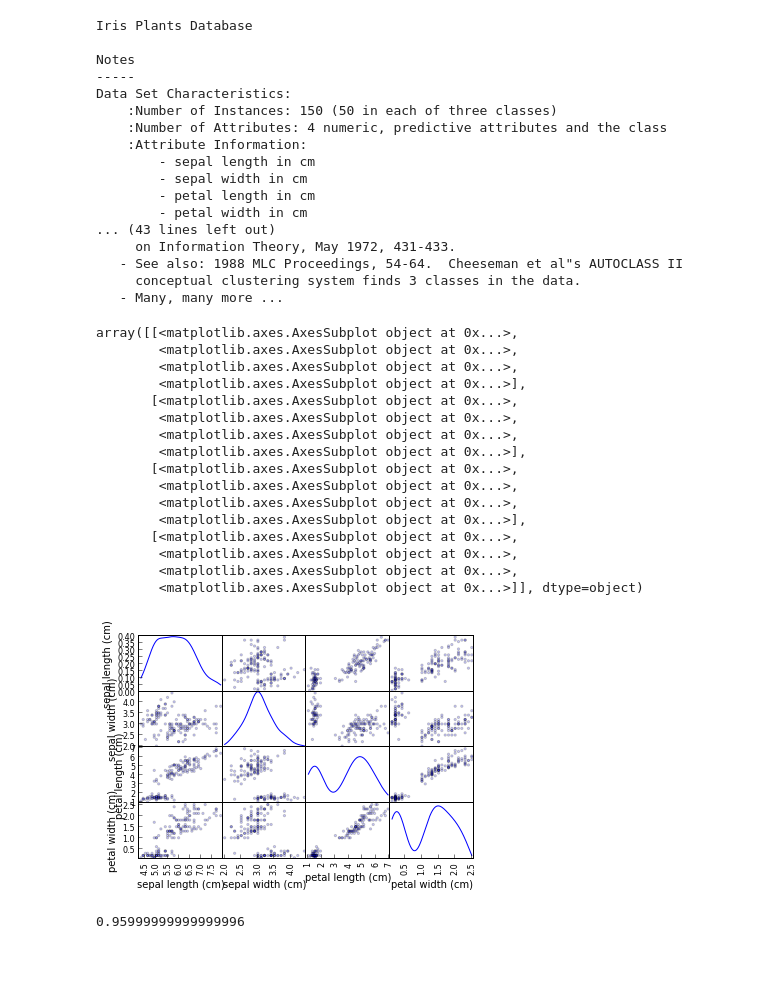
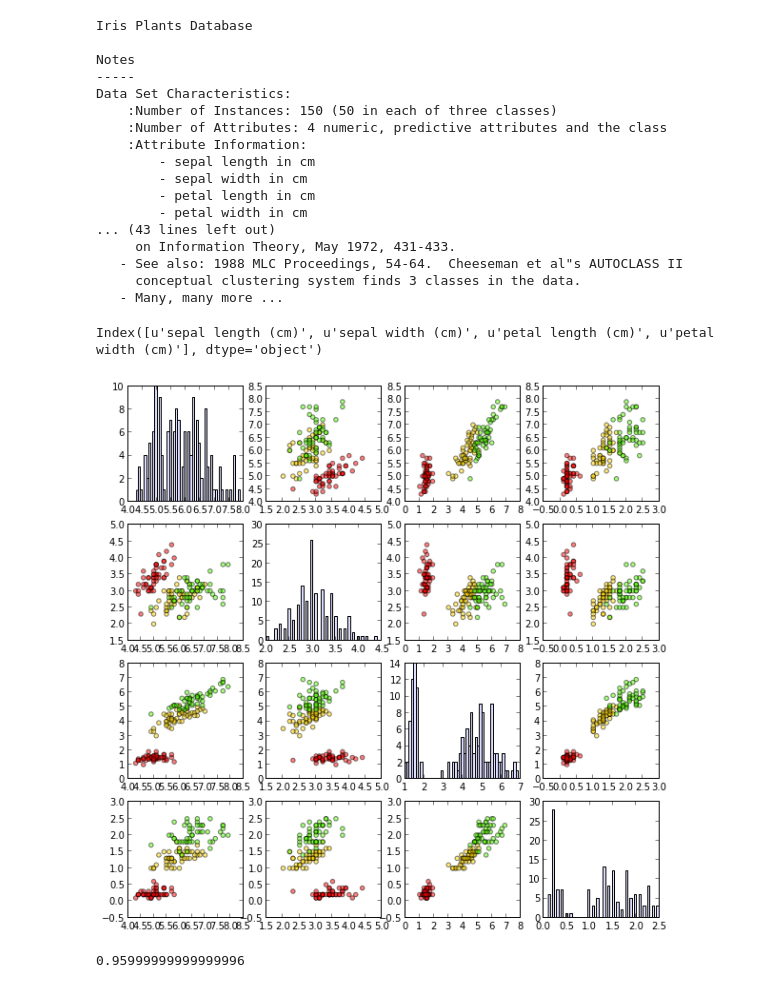
Before and after one commit to Libardo1/machinelearning-1, a Jupyter notebook: kaggle/python/iris.classification.ipynb, the cells around one changed output. Drawn from its saved outputs; the diff is of its cells as text; code cells hidden in the pictures; blank space fills up the shorter version.

Commit message:
overlays and better scatter plots

```diff
--- a/kaggle/python/iris.classification.ipynb
+++ b/kaggle/python/iris.classification.ipynb
@@ -34,26 +36,25 @@ import pandas as pd
 import pandas.tools.plotting
 # %%
 df = pd.DataFrame(data=d.data,columns=d.feature_names)
+print df.columns
+# %% [output]
+Index([u'sepal length (cm)', u'sepal width (cm)', u'petal length (cm)', u'petal width (cm)'], dtype='object')
-# %%
-pd.tools.plotting.scatter_matrix(df, alpha=0.2, diagonal='kde' )
-# %% [output]
-array([[<matplotlib.axes.AxesSubplot object at 0x...>,
-        <matplotlib.axes.AxesSubplot object at 0x...>,
-        <matplotlib.axes.AxesSubplot object at 0x...>,
-        <matplotlib.axes.AxesSubplot object at 0x...>],
-       [<matplotlib.axes.AxesSubplot object at 0x...>,
-        <matplotlib.axes.AxesSubplot object at 0x...>,
-        <matplotlib.axes.AxesSubplot object at 0x...>,
-        <matplotlib.axes.AxesSubplot object at 0x...>],
-       [<matplotlib.axes.AxesSubplot object at 0x...>,
-        <matplotlib.axes.AxesSubplot object at 0x...>,
-        <matplotlib.axes.AxesSubplot object at 0x...>,
-        <matplotlib.axes.AxesSubplot object at 0x...>],
-       [<matplotlib.axes.AxesSubplot object at 0x...>,
-        <matplotlib.axes.AxesSubplot object at 0x...>,
-        <matplotlib.axes.AxesSubplot object at 0x...>,
-        <matplotlib.axes.AxesSubplot object at 0x...>]], dtype=object)
-[figure, removed]
+# %%
+def plotScatterMatrix(df, classes):
+    fig = plt.figure(figsize=(10, 10))
+
+    n = len(df.columns)
+    for i in range(n) :
+      for j in range(n) :
+        p= plt.subplot(n, n, j*n+i+1)
+        if (i==j):
+          p.hist(df.iloc[:,i], bins=50, color='#ddddff')
+        else :
+          p.scatter(df.iloc[:,i], df.iloc[:,j], c=classes, cmap='prism', alpha=0.50)
+
+plotScatterMatrix(df, d.target)
+# %% [output]
+[figure, added]
 # %%
 import sklearn.neighbors
 # %%
```
Also changed, not shown: parts of 22 cells of this notebook.
